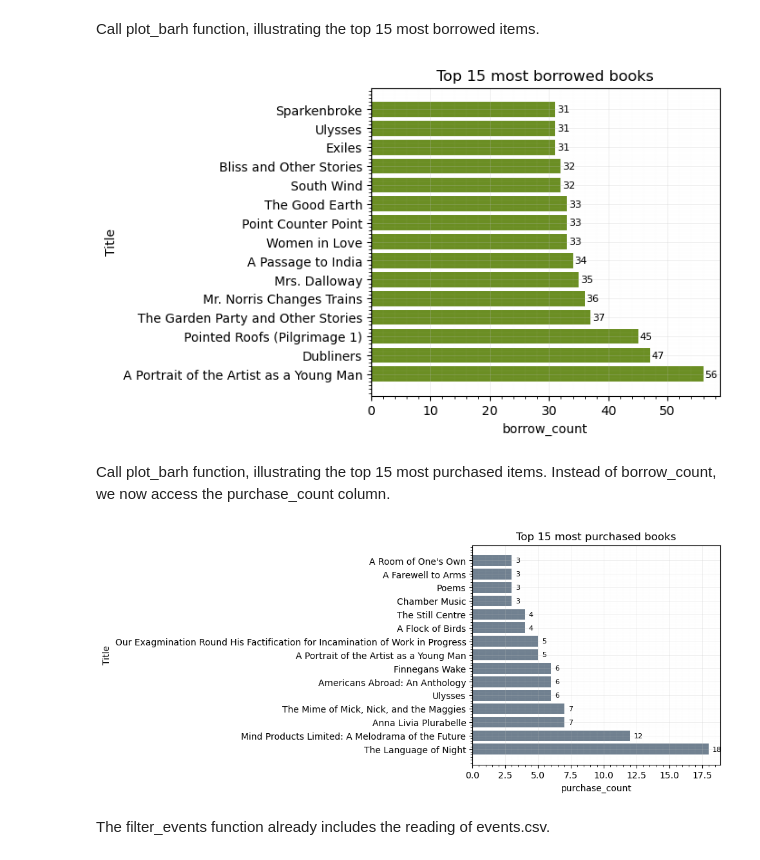
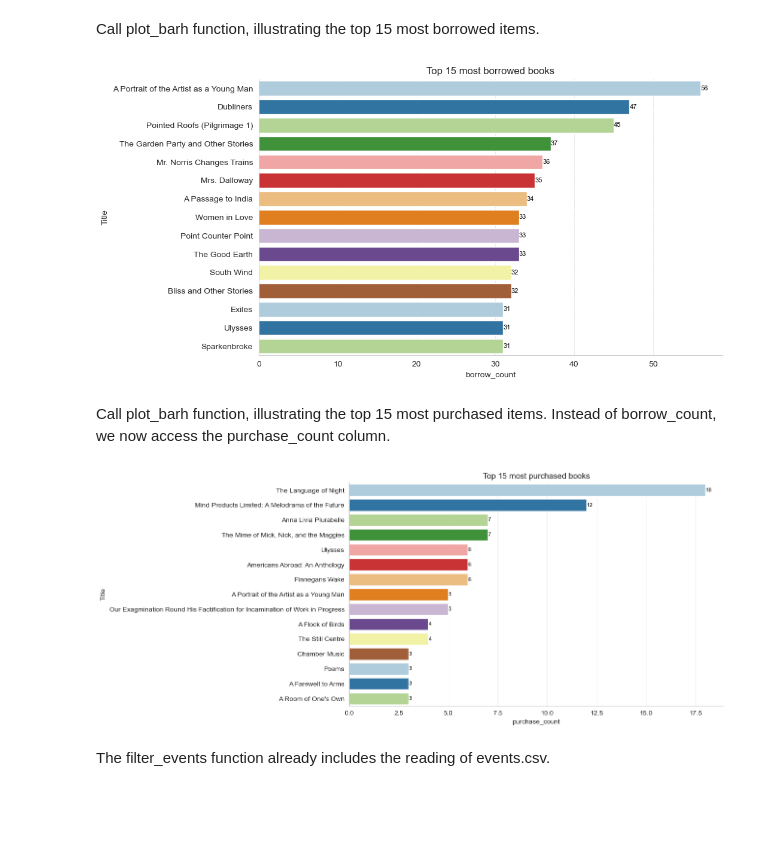
Before and after one commit to dittm/shakespeare-and-co, a Jupyter notebook: analysis/shakespeare.ipynb, the cells around one changed output. Drawn from its saved outputs; the diff is of its cells as text; code cells hidden in the pictures; blank space fills up the shorter version.

```diff
--- a/analysis/shakespeare.ipynb
+++ b/analysis/shakespeare.ipynb
@@ -51,16 +63,40 @@ plt.show()
 # %% [markdown]
 top 15 items purchased / borrowed
+# %%
+# filter data for books in 'Book' format and select top 15 based on borrow count
+top_borrowed_books = books[books['format'] == 'Book'][['title', 'borrow_count', 'format']].nlargest(15, 'borrow_count')
+
+# filter data for books in 'Book' format and select top 15 based on purchase count
+top_purchased_books = books[books['format'] == 'Book'][['title', 'purchase_count', 'format']].nlargest(15, 'purchase_count')
+
+# function to plot horizontal bar plot
+def plot_barh(title, x_label, y_label, data, column):
+    plt.figure(figsize=(10, 6))
+    sns.barplot(x=x_label, y=column, data=data, palette='Paired')
+
+    # annotate each bar with its value
+    for i, v in enumerate(data[x_label]):
+        plt.text(v, i, str(v), color='black', fontsize=8, va='center')
+
+    plt.xlabel(x_label)
+    plt.ylabel(y_label)
+    plt.title(title)
+
+    plt.grid(axis='x', linestyle='--', linewidth=0.5, alpha=0.7)
+    sns.despine()
+
+    plt.show()
 # %%
-tb_data = books[books['format'] == 'Book'][['title','borrow_count','format']].nlargest(15,'borrow_count')
-tp_data = books[books['format'] == 'Book'][['title','purchase_count','format']].nlargest(15,'purchase_count')
+tb_data_aut = books[books['format'] == 'Book'][['title','borrow_count','author']].nlargest(15,'borrow_count')
+tp_data_aut = books[books['format'] == 'Book'][['title','purchase_count','author']].nlargest(15,'purchase_count')
 
-def plot_barh(title, x_label, y_label, data, column, color):
-    plt.figure(figsize=(7,4))
-    plt.barh(data[column], data[x_label], color=color)
+def plot_barh_aut(title, x_label, y_label, data, column):
+    plt.figure(figsize=(10, 6))
+    sns.barplot(x=x_label, y=column, data=data, palette='Paired')
     # declare count on bar
     for i, v in enumerate(data[x_label]):
-        plt.text(v + 0.3, i, str(v), color='black', fontsize=8, va='center')
-    plt.subplots_adjust(left=0.4, right=0.95, top=0.95, bottom=0.1)
+        plt.text(v, i, str(v), color='black', fontsize=8, va='center')
+
     plt.xlabel(x_label)
     plt.ylabel(y_label)
     plt.title(title)
@@ -89,15 +111,15 @@ def plot_barh_aut(title, x_label, y_label, data, column, color):
 # %% [markdown]
 Call plot_barh function, illustrating the top 15 most borrowed items.
 # %%
-plot_barh('Top 15 most borrowed books', 'borrow_count', 'Title', tb_data, 'title', 'olivedrab')
+plot_barh('Top 15 most borrowed books', 'borrow_count', 'Title', top_borrowed_books, 'title')
 # %% [output]
-[figure, old version]
+[figure, new version]
 # %% [markdown]
 Call plot_barh function, illustrating the top 15 most purchased items. Instead of borrow_count, we now access the purchase_count column.
 # %%
-plot_barh('Top 15 most purchased books', 'purchase_count', 'Title', tp_data, 'title', 'slategrey')
+plot_barh('Top 15 most purchased books', 'purchase_count', 'Title', top_purchased_books, 'title')
 # %% [output]
-[figure, old version]
+[figure, new version]
 # %% [markdown]
 The filter_events function already includes the reading of events.csv.
 # %%
```
Also changed, not shown: parts of 18 cells of this notebook, 9 other files.
